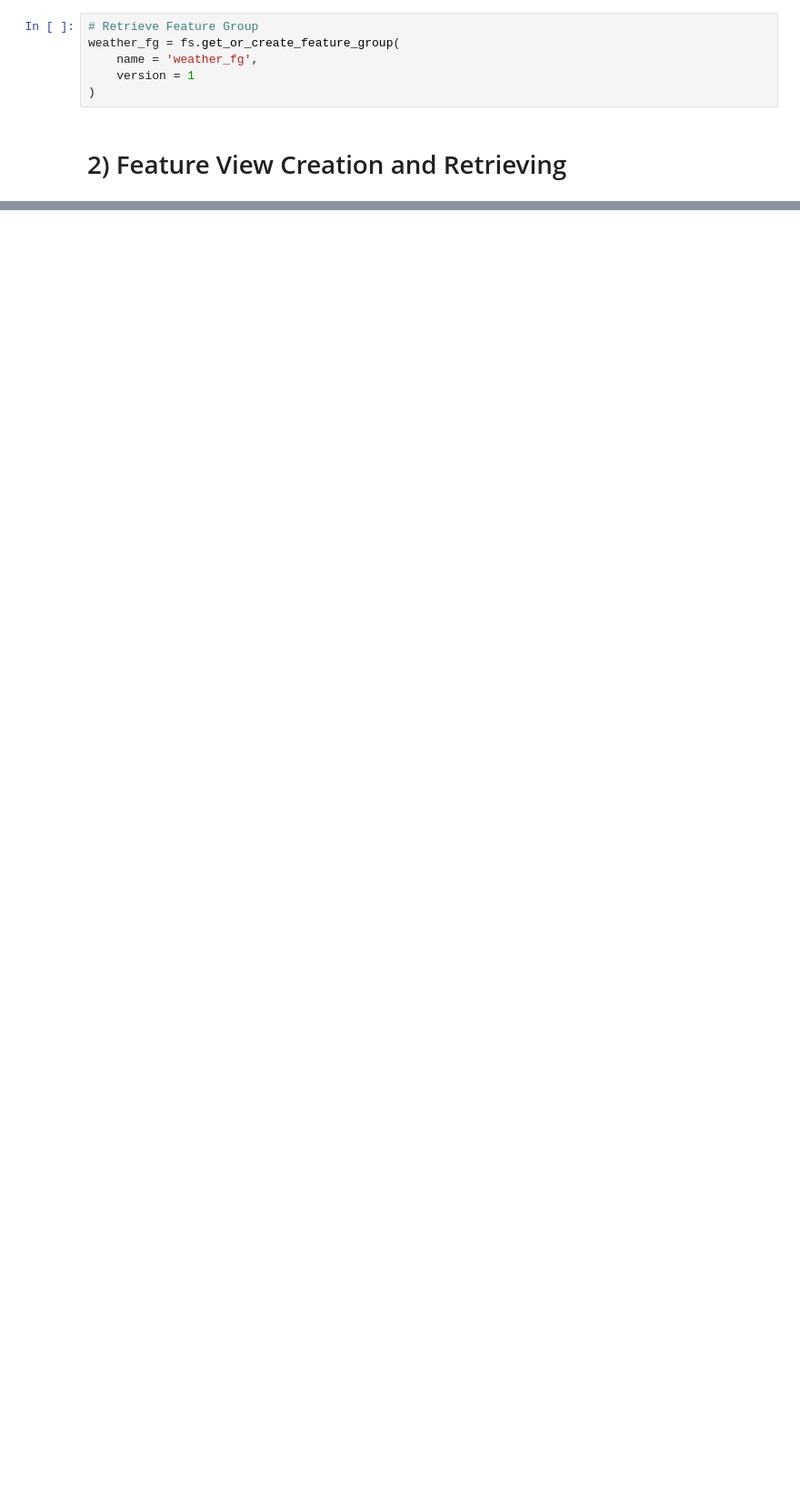
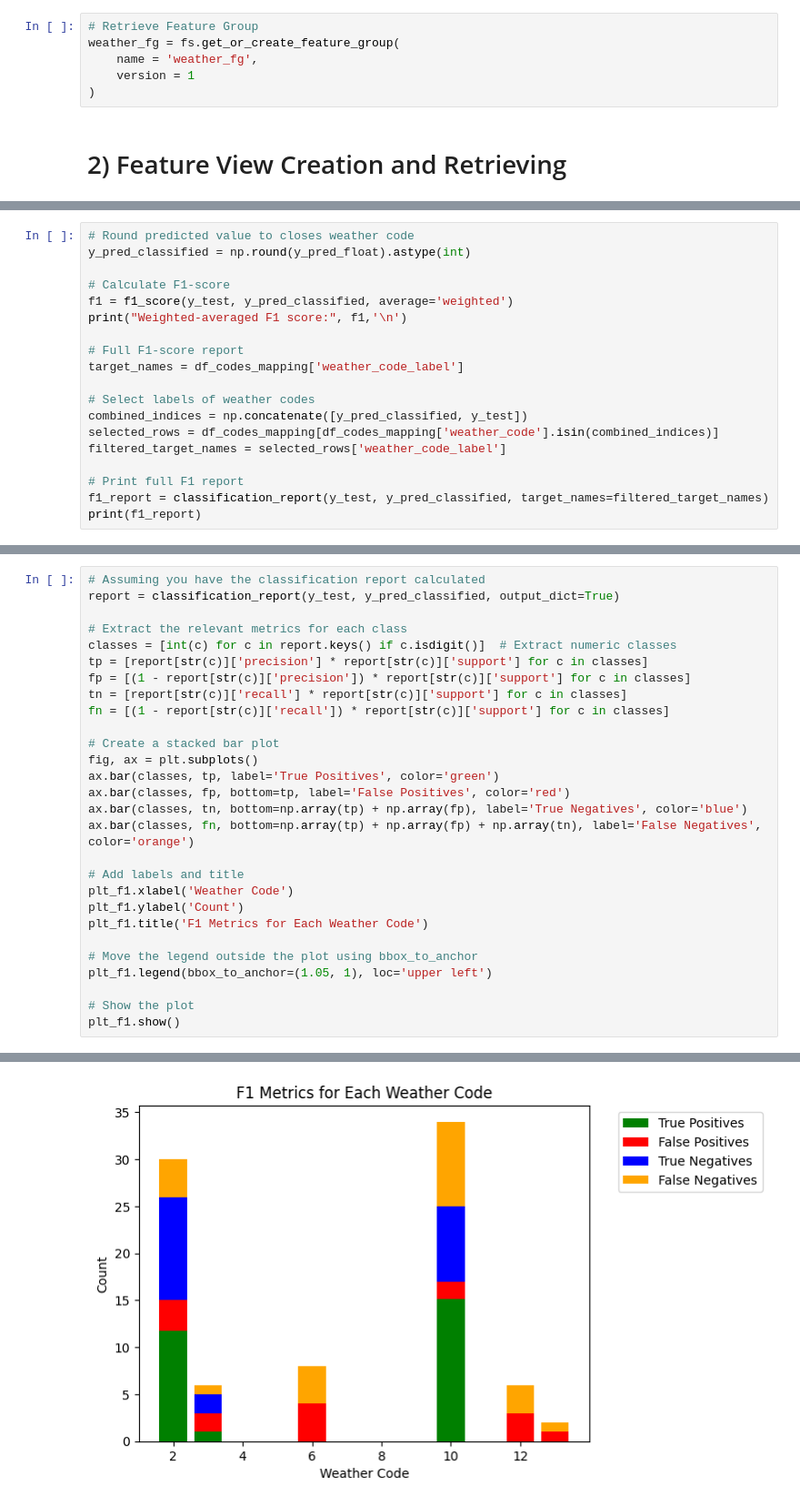
Before and after one commit to marcopellegrinoit/predict-weather-code, a Jupyter notebook: notebooks/3_weather_code_training_pipeline.ipynb, the cells around one changed output, grey strips where cells are left out. Shown at 91% size. Cells and saved outputs as stored; diff of their text form; blank space fills up the shorter version.

```diff
--- a/notebooks/3_weather_code_training_pipeline.ipynb
+++ b/notebooks/3_weather_code_training_pipeline.ipynb
@@ -32,0 +135,19 @@ weather_fg = fs.get_or_create_feature_group(
+# %%
+# Round predicted value to closes weather code
+y_pred_classified = np.round(y_pred_float).astype(int)
+
+# Calculate F1-score
+f1 = f1_score(y_test, y_pred_classified, average='weighted')
+print("Weighted-averaged F1 score:", f1,'\n')
+
+# Full F1-score report
+target_names = df_codes_mapping['weather_code_label']
+
+# Select labels of weather codes
+combined_indices = np.concatenate([y_pred_classified, y_test])
+selected_rows = df_codes_mapping[df_codes_mapping['weather_code'].isin(combined_indices)]
+filtered_target_names = selected_rows['weather_code_label']
+
+# Print full F1 report
+f1_report = classification_report(y_test, y_pred_classified, target_names=filtered_target_names)
+print(f1_report)
@@ -32,0 +178,29 @@ weather_fg = fs.get_or_create_feature_group(
+# %%
+# Assuming you have the classification report calculated
+report = classification_report(y_test, y_pred_classified, output_dict=True)
+
+# Extract the relevant metrics for each class
+classes = [int(c) for c in report.keys() if c.isdigit()]  # Extract numeric classes
+tp = [report[str(c)]['precision'] * report[str(c)]['support'] for c in classes]
+fp = [(1 - report[str(c)]['precision']) * report[str(c)]['support'] for c in classes]
+tn = [report[str(c)]['recall'] * report[str(c)]['support'] for c in classes]
+fn = [(1 - report[str(c)]['recall']) * report[str(c)]['support'] for c in classes]
+
+# Create a stacked bar plot
+fig, ax = plt.subplots()
+ax.bar(classes, tp, label='True Positives', color='green')
+ax.bar(classes, fp, bottom=tp, label='False Positives', color='red')
+ax.bar(classes, tn, bottom=np.array(tp) + np.array(fp), label='True Negatives', color='blue')
+ax.bar(classes, fn, bottom=np.array(tp) + np.array(fp) + np.array(tn), label='False Negatives', color='orange')
+
+# Add labels and title
+plt_f1.xlabel('Weather Code')
+plt_f1.ylabel('Count')
+plt_f1.title('F1 Metrics for Each Weather Code')
+
+# Move the legend outside the plot using bbox_to_anchor
+plt_f1.legend(bbox_to_anchor=(1.05, 1), loc='upper left')
+
+# Show the plot
+plt_f1.show()
+# %% [output]
@@ -32,0 +213 @@ weather_fg = fs.get_or_create_feature_group(
+[figure, added]
```
Also changed, not shown: parts of 33 cells of this notebook, 7 other files.
